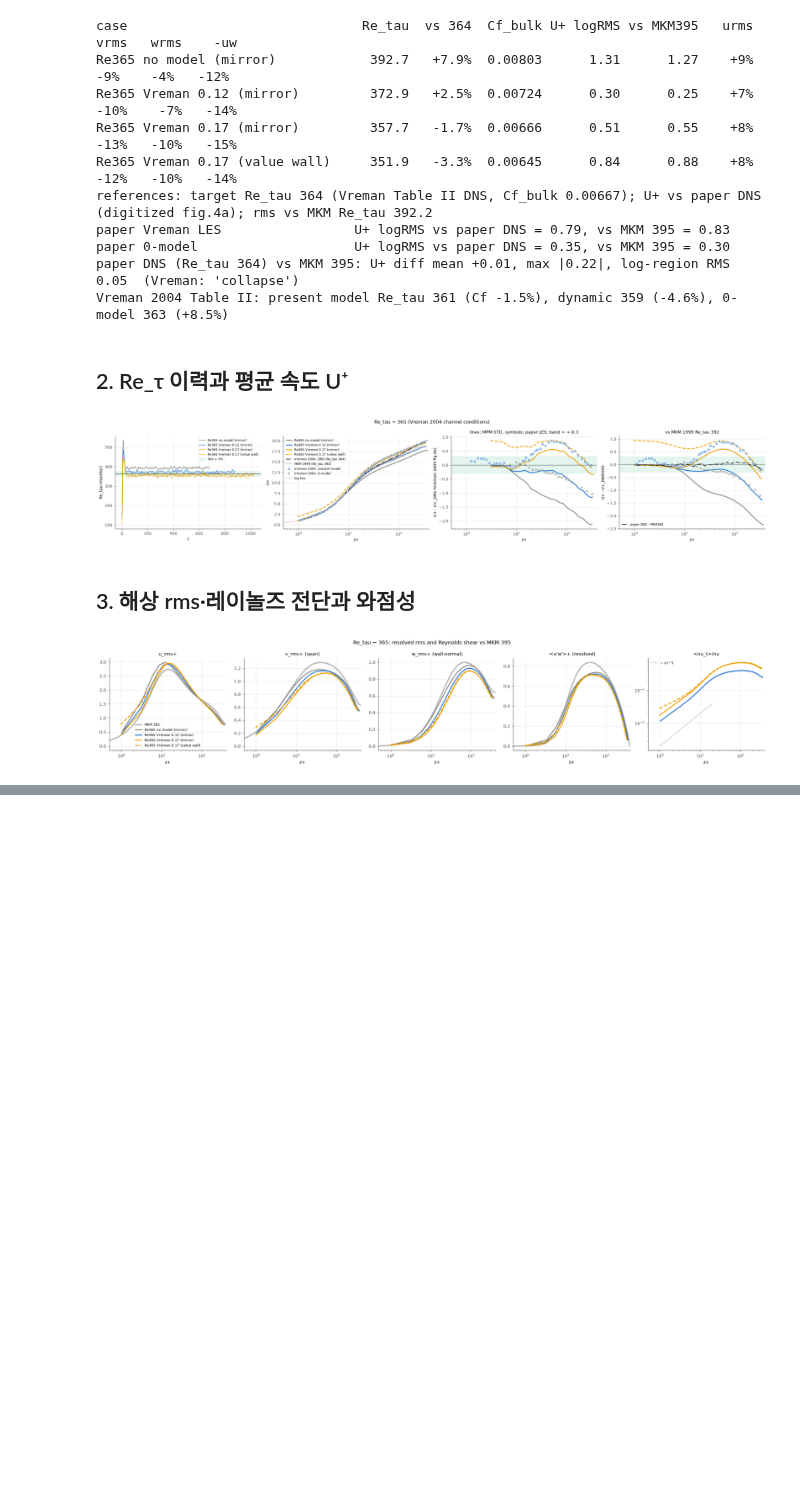
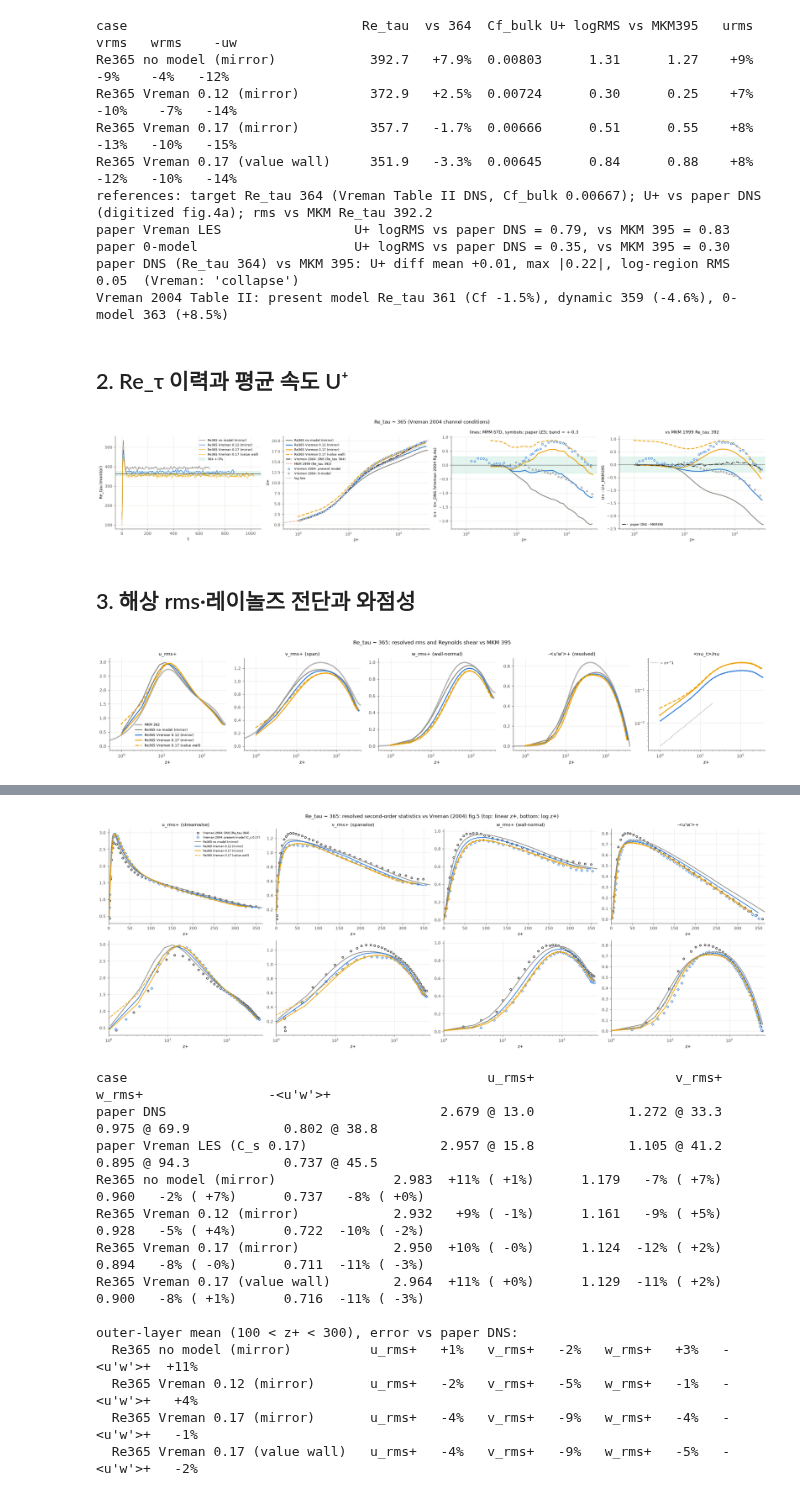
Before and after one commit to dontempty/MPM-STD_C, a Jupyter notebook: apps/channel/plot/plot_les.ipynb, the cells around one changed output, grey strips where cells are left out. Cells and saved outputs as stored; diff of their text form; code cells hidden in the pictures; blank space fills up the shorter version.

```diff
--- a/apps/channel/plot/plot_les.ipynb
+++ b/apps/channel/plot/plot_les.ipynb
@@ -82,7 +82,7 @@ RE_395 = float(mean395[-1, 1] / mean395[-1, 0])
 
 # Vreman (2004) fig.4(a) 평균 속도 디지타이즈 (사용자 제공, 2026-10-20): 열 = y+, U+
 def read_digitized(name):
-    a = np.loadtxt(f"{HERE}/{name}", delimiter=","); a = a[np.argsort(a[:, 0])]
+    a = np.loadtxt(f"{HERE}/LES_DATA/{name}", delimiter=","); a = a[np.argsort(a[:, 0])]
     return dict(zp=a[:, 0], Up=a[:, 1])
 paper = {"DNS": read_digitized("365_DNS_mean.csv"),           # Hu & Sandham DNS (Re_tau 364)
          "model": read_digitized("365_model_mean.csv"),       # Vreman 모델 LES
@@ -178,0 +188,58 @@ figure.suptitle("Re_tau ~ 365: resolved rms and Reynolds shear vs MKM 395"); fig
+# %%
+def read_xy(name):
+    a = np.loadtxt(f"{HERE}/LES_DATA/{name}", delimiter=","); return a[np.argsort(a[:, 0])]
+paper2 = {src: {q: read_xy(f"365_{src}_{q}.csv") for q in ("u_rms", "v_rms", "w_rms", "uw_rms")} for src in ("DNS", "model")}
+QMAP = [("urms", "u_rms", "u_rms+ (streamwise)"), ("vrms", "v_rms", "v_rms+ (spanwise)"),
+        ("wrms", "w_rms", "w_rms+ (wall-normal)"), ("uw", "uw_rms", "-<u'w'>+")]
+sign = {"uw_rms": -1.0}   # 파일은 <u'w'>+ (음수) → 그림·지표는 -u'w'
+def paper_curve(src, q):
+    a = paper2[src][q]; return a[:, 0], sign.get(q, 1.0) * a[:, 1]
+def peak(z, y): i = int(np.nanargmax(y)); return y[i], z[i]
+
+figure, axes = plt.subplots(2, 4, figsize=(21, 7.6))
+for col, (ours_key, q, title) in enumerate(QMAP):
+    for row, xscale in enumerate(("linear", "log")):
+        ax = axes[row, col]
+        z, y = paper_curve("DNS", q); ax.plot(z, y, "o", ms=4, mfc="white", color=INK, label="Vreman 2004: DNS (Re_tau 364)")
+        z, y = paper_curve("model", q); ax.plot(z, y, "D", ms=3.5, mfc="white", color=MODEL_COLOR["vreman"], label="Vreman 2004: present model (C_s 0.17)")
+        for r in runs365:
+            ax.plot(r["prof"]["zp"], r["prof"][ours_key], color=MODEL_COLOR[r["model"]], ls=r["ls"], lw=1.6, label=r["label"])
+        ax.set_xscale(xscale); ax.set_xlim((0, 365) if xscale == "linear" else (1, 400)); ax.set_xlabel("z+")
+        if row == 0: ax.set_title(title)
+axes[0, 0].legend(fontsize=6.5)
+figure.suptitle("Re_tau ~ 365: resolved second-order statistics vs Vreman (2004) fig.5 (top: linear z+, bottom: log z+)")
+figure.tight_layout(); plt.show()
+
+# 정점 비교표: 크기(위치) — 오차는 논문 DNS 대비, 괄호 = 논문 LES 대비
+print(f"{'case':<32}" + "".join(f"{t.split(' ')[0]:>24}" for _, _, t in QMAP))
+for src, label in (("DNS", "paper DNS"), ("model", "paper Vreman LES (C_s 0.17)")):
+    print(f"{label:<32}" + "".join(f"{'%.3f @%5.1f' % peak(*paper_curve(src, q)):>24}" for _, q, _ in QMAP))
+for r in runs365:
+    cells = []
+    for ours_key, q, _ in QMAP:
+        v, zv = peak(r["prof"]["zp"], r["prof"][ours_key]); d, _ = peak(*paper_curve("DNS", q)); m, _ = peak(*paper_curve("model", q))
+        cells.append(f"{v:.3f} {100*(v/d-1):+4.0f}% ({100*(v/m-1):+3.0f}%)")
+    print(f"{r['label']:<32}" + "".join(f"{c:>24}" for c in cells))
+# 바깥층 수준(z+ 100~300 평균)도 — 정점만으로는 중심부 결손이 안 보인다
+print("\nouter-layer mean (100 < z+ < 300), error vs paper DNS:")
+for r in runs365:
+    out = []
+    for ours_key, q, title in QMAP:
+        zd, yd = paper_curve("DNS", q); m = (r["prof"]["zp"] > 100) & (r["prof"]["zp"] < 300)
+        ref = np.interp(r["prof"]["zp"][m], zd, yd); out.append(f"{title.split(' ')[0]} {100*(r['prof'][ours_key][m].mean()/ref.mean()-1):+4.0f}%")
+    print(f"  {r['label']:<32} " + "   ".join(out))
+# %% [output]
+[figure, added]
+case                                              u_rms+                  v_rms+                  w_rms+                -<u'w'>+
+paper DNS                                   2.679 @ 13.0            1.272 @ 33.3            0.975 @ 69.9            0.802 @ 38.8
+paper Vreman LES (C_s 0.17)                 2.957 @ 15.8            1.105 @ 41.2            0.895 @ 94.3            0.737 @ 45.5
+Re365 no model (mirror)               2.983  +11% ( +1%)      1.179   -7% ( +7%)      0.960   -2% ( +7%)      0.737   -8% ( +0%)
+Re365 Vreman 0.12 (mirror)            2.932   +9% ( -1%)      1.161   -9% ( +5%)      0.928   -5% ( +4%)      0.722  -10% ( -2%)
+Re365 Vreman 0.17 (mirror)            2.950  +10% ( -0%)      1.124  -12% ( +2%)      0.894   -8% ( -0%)      0.711  -11% ( -3%)
+Re365 Vreman 0.17 (value wall)        2.964  +11% ( +0%)      1.129  -11% ( +2%)      0.900   -8% ( +1%)      0.716  -11% ( -3%)
+
+outer-layer mean (100 < z+ < 300), error vs paper DNS:
+  Re365 no model (mirror)          u_rms+   +1%   v_rms+   -2%   w_rms+   +3%   -<u'w'>+  +11%
+  Re365 Vreman 0.12 (mirror)       u_rms+   -2%   v_rms+   -5%   w_rms+   -1%   -<u'w'>+   +4%
+  Re365 Vreman 0.17 (mirror)       u_rms+   -4%   v_rms+   -9%   w_rms+   -4%   -<u'w'>+   -1%
+  Re365 Vreman 0.17 (value wall)   u_rms+   -4%   v_rms+   -9%   w_rms+   -5%   -<u'w'>+   -2%
```
Also changed, not shown: parts of 2 cells of this notebook, 11 other files.
